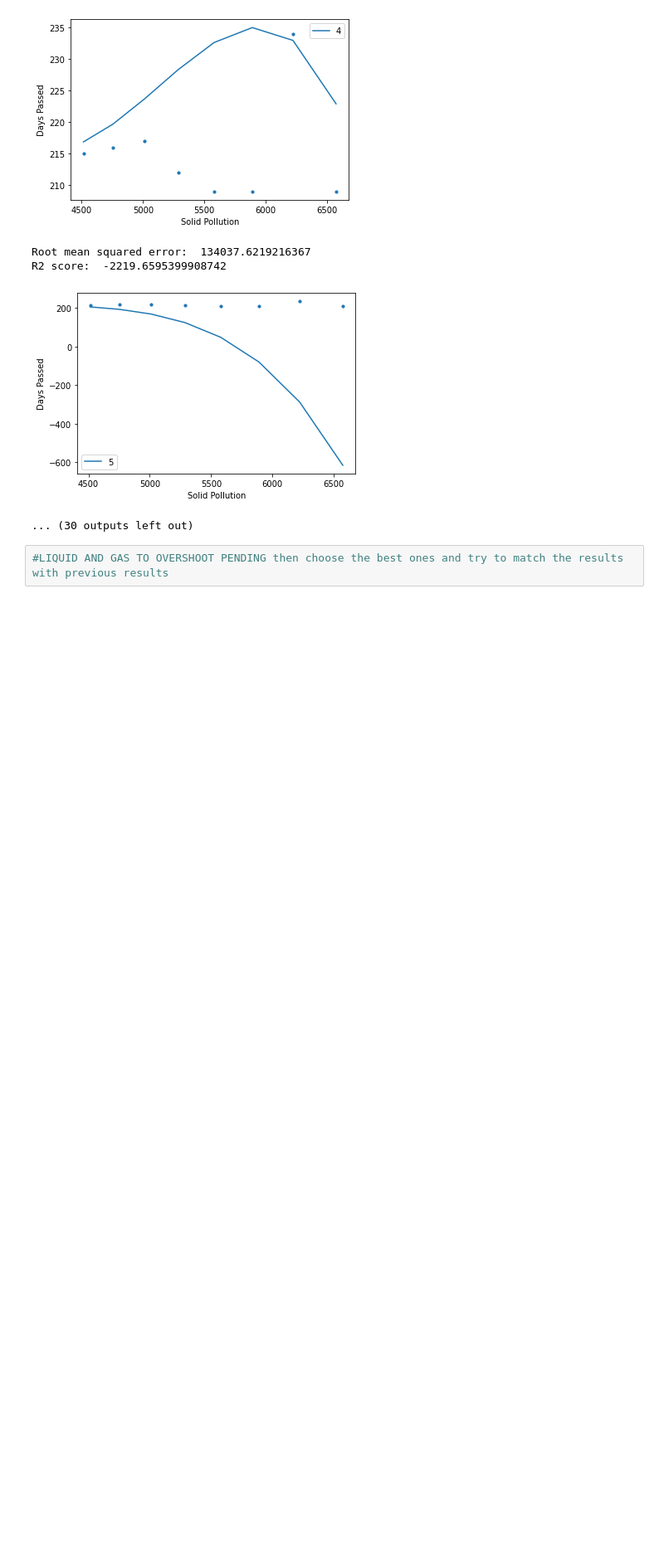
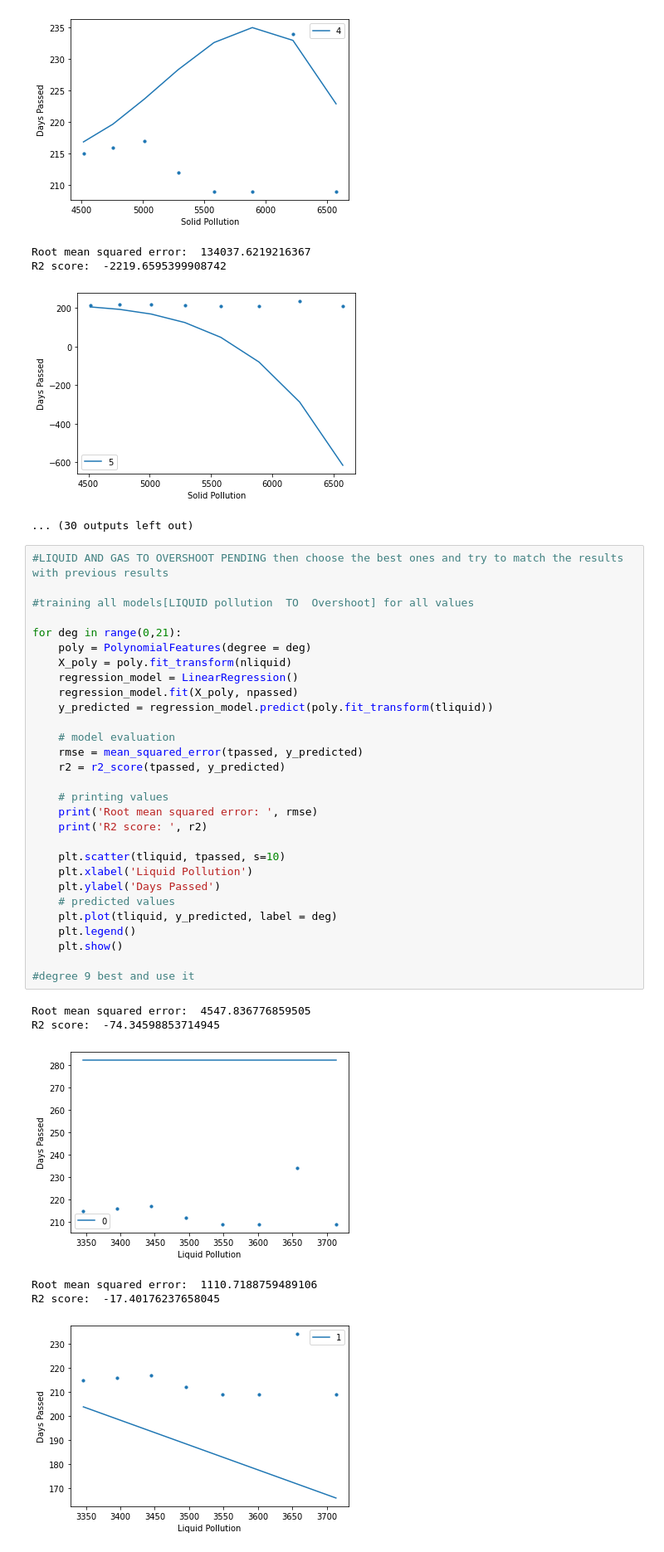
Before and after one commit to krtikgrg/AnalysingPollutionVSOvershootDay, a Jupyter notebook: src/analysis.ipynb, the cells around one changed output. Shown at 83% size. Saved outputs shown, nothing was run; the diff lists cells and outputs as text; blank space fills up the shorter version.

Commit message:
All images for analysis done added

```diff
--- a/src/analysis.ipynb
+++ b/src/analysis.ipynb
@@ -977,3 +968,37 @@ R2 score:  -2219.6595399908742
 ... (30 outputs left out)
 # %%
 #LIQUID AND GAS TO OVERSHOOT PENDING then choose the best ones and try to match the results with previous results
+
+#training all models[LIQUID pollution  TO  Overshoot] for all values
+
+for deg in range(0,21):
+    poly = PolynomialFeatures(degree = deg)
+    X_poly = poly.fit_transform(nliquid)
+    regression_model = LinearRegression()
+    regression_model.fit(X_poly, npassed)
+    y_predicted = regression_model.predict(poly.fit_transform(tliquid))
+
+    # model evaluation
+    rmse = mean_squared_error(tpassed, y_predicted)
+    r2 = r2_score(tpassed, y_predicted)
+
+    # printing values
+    print('Root mean squared error: ', rmse)
+    print('R2 score: ', r2)
+
+    plt.scatter(tliquid, tpassed, s=10)
+    plt.xlabel('Liquid Pollution')
+    plt.ylabel('Days Passed')
+    # predicted values
+    plt.plot(tliquid, y_predicted, label = deg)
+    plt.legend()
+    plt.show()
+
+#degree 9 best and use it
+# %% [output]
+Root mean squared error:  4547.836776859505
+R2 score:  -74.34598853714945
+[figure, added]
+Root mean squared error:  1110.7188759489106
+R2 score:  -17.40176237658045
+[figure, added]
```
Also changed, not shown: parts of 13 cells of this notebook, 10 other files.
